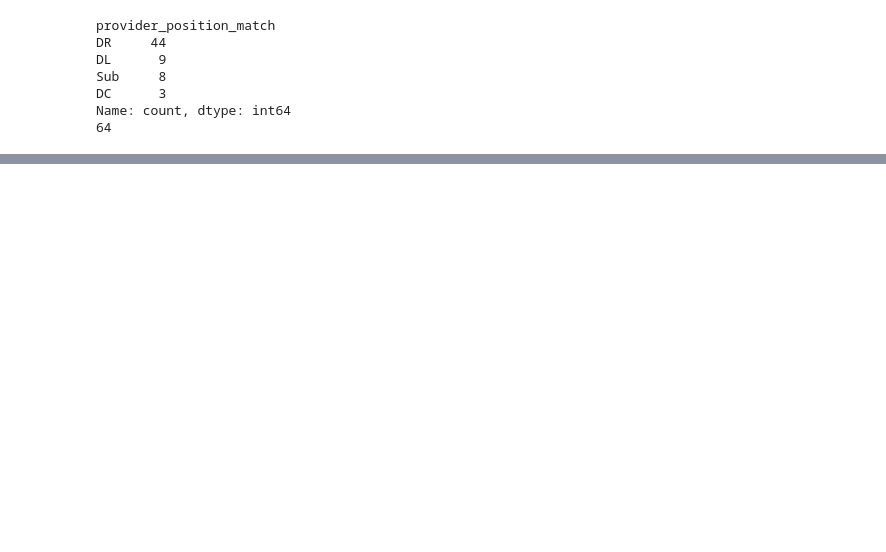
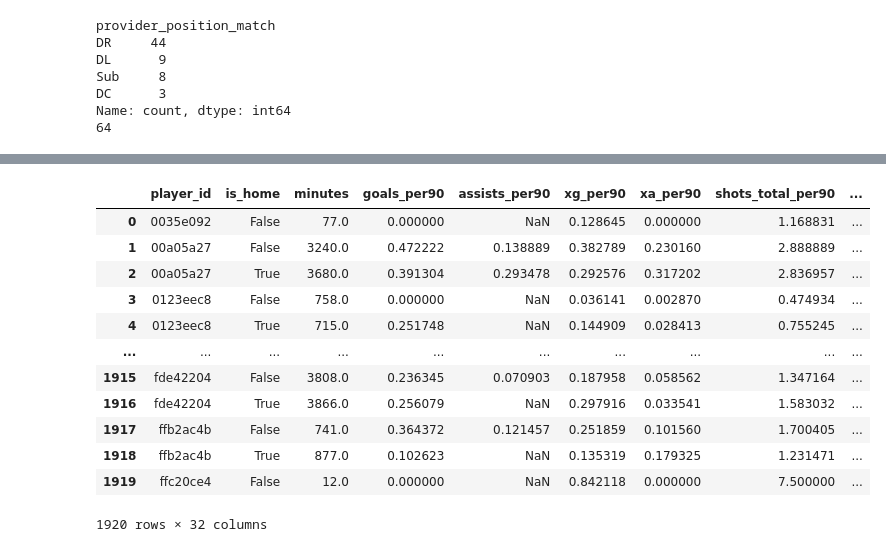
Before and after one commit to Ukandu20/FPL_Assistant, a Jupyter notebook: notebooks/fpl.ipynb, the cells around one changed output, grey strips where cells are left out. Cells and saved outputs as stored; diff of their text form; code cells hidden in the pictures; blank space fills up the shorter version.

```diff
--- a/notebooks/fpl.ipynb
+++ b/notebooks/fpl.ipynb
@@ -1970,0 +2312,40 @@ Name: count, dtype: int64
+# %%
+def compute_per90(player_stats):
+    stats = player_stats.copy()
+
+    per90_cols = [
+        col for col in stat_cols
+        if col not in ["minutes", "pass_completion_pct"]
+    ]
+
+    stats[per90_cols] = stats[per90_cols].div(
+        stats["90s"].replace(0, float("nan")), axis=0
+    )
+
+    # Calculate from totals, since match percentages cannot be summed.
+    stats["pass_completion_pct"] = (
+        player_stats["passes_completed"]
+        .div(player_stats["passes_attempted"].replace(0, float("nan")))
+        .mul(100)
+    )
+
+    return stats.rename(
+        columns={col: f"{col}_per90" for col in per90_cols}
+    )
+
+player_stats_per90 = compute_per90(player_stats)
+display(player_stats_per90)
+# %% [output]
+|  | player_id | is_home | minutes | goals_per90 | assists_per90 | xg_per90 | xa_per90 | shots_total_per90 | ... |
+| 0 | 0035e092 | False | 77.0 | 0.000000 | NaN | 0.128645 | 0.000000 | 1.168831 | ... |
+| 1 | 00a05a27 | False | 3240.0 | 0.472222 | 0.138889 | 0.382789 | 0.230160 | 2.888889 | ... |
+| 2 | 00a05a27 | True | 3680.0 | 0.391304 | 0.293478 | 0.292576 | 0.317202 | 2.836957 | ... |
+| 3 | 0123eec8 | False | 758.0 | 0.000000 | NaN | 0.036141 | 0.002870 | 0.474934 | ... |
+| 4 | 0123eec8 | True | 715.0 | 0.251748 | NaN | 0.144909 | 0.028413 | 0.755245 | ... |
+| ... | ... | ... | ... | ... | ... | ... | ... | ... | ... |
+| 1915 | fde42204 | False | 3808.0 | 0.236345 | 0.070903 | 0.187958 | 0.058562 | 1.347164 | ... |
+| 1916 | fde42204 | True | 3866.0 | 0.256079 | NaN | 0.297916 | 0.033541 | 1.583032 | ... |
+| 1917 | ffb2ac4b | False | 741.0 | 0.364372 | 0.121457 | 0.251859 | 0.101560 | 1.700405 | ... |
+| 1918 | ffb2ac4b | True | 877.0 | 0.102623 | NaN | 0.135319 | 0.179325 | 1.231471 | ... |
+| 1919 | ffc20ce4 | False | 12.0 | 0.000000 | NaN | 0.842118 | 0.000000 | 7.500000 | ... |
+1920 rows × 32 columns
```
Also changed, not shown: parts of 15 cells of this notebook, 5 other files.
